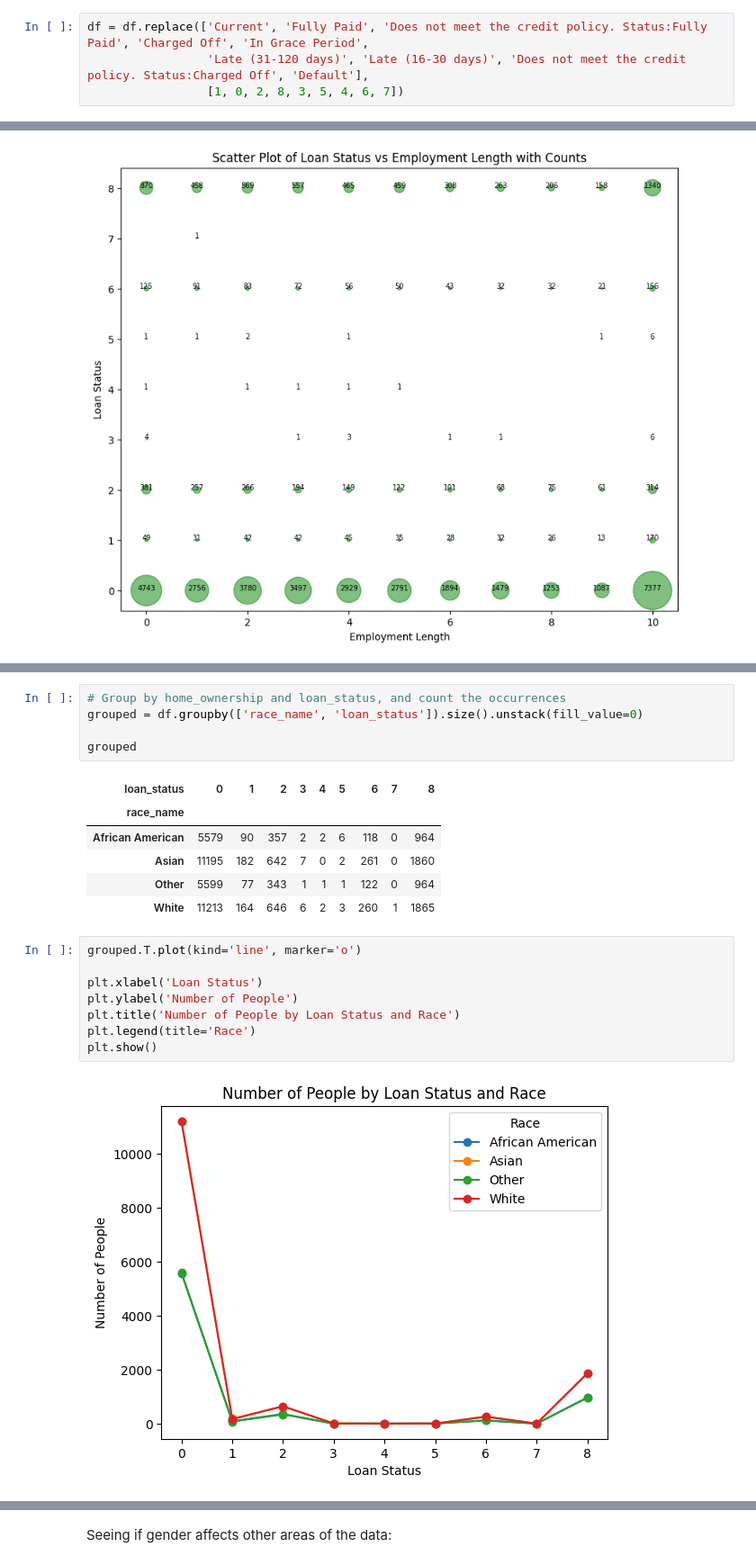
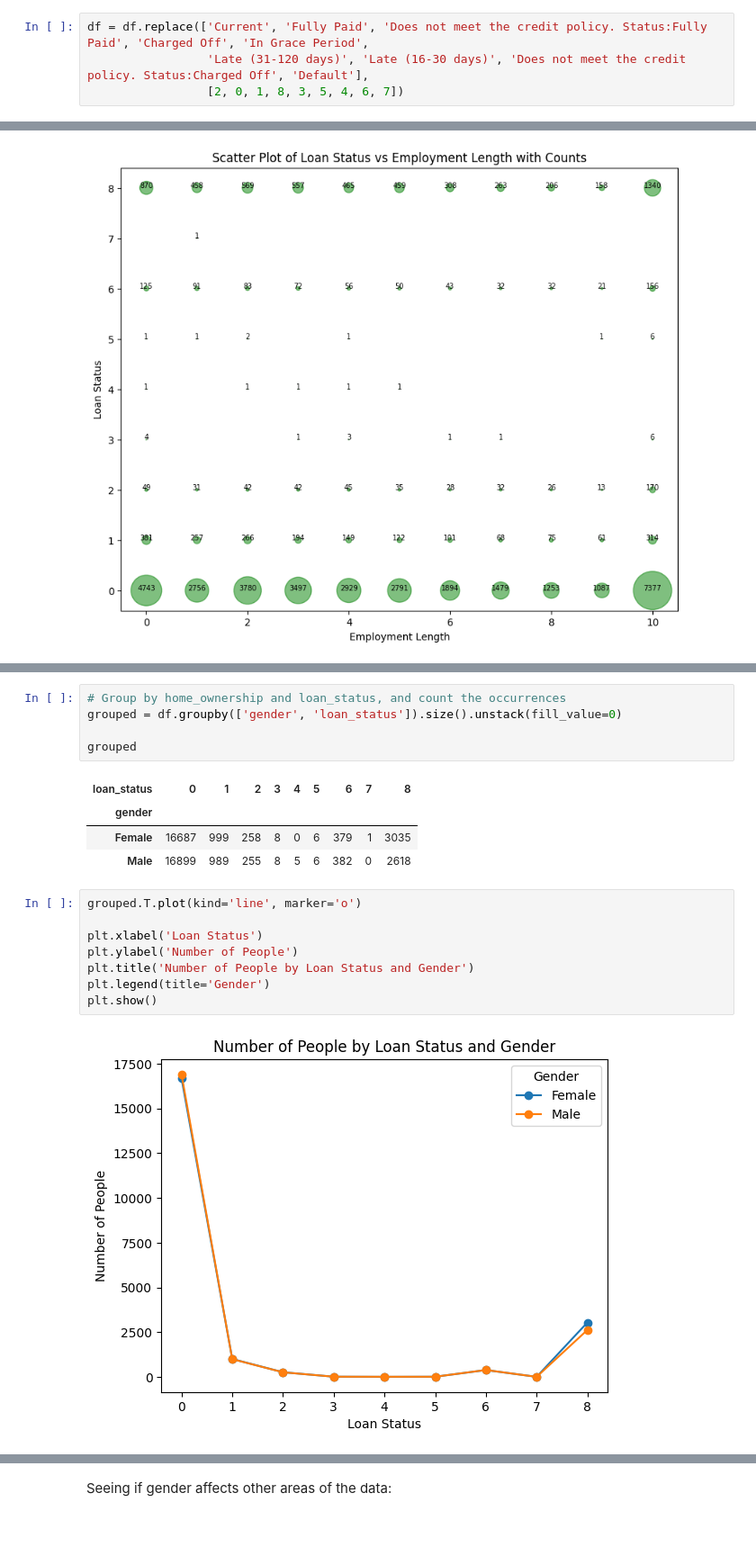
Before and after one commit to unnati026/JPMC-Case-Study, a Jupyter notebook: eda.ipynb, the cells around one changed output, grey strips where cells are left out. Shown: that part at 90% size. Drawn from its saved outputs; the diff is of its cells as text; blank space fills up the shorter version.

```diff
--- a/eda.ipynb
+++ b/eda.ipynb
@@ -111,7 +188,7 @@ df.head()
 # %%
 df = df.replace(['Current', 'Fully Paid', 'Does not meet the credit policy. Status:Fully Paid', 'Charged Off', 'In Grace Period',
                  'Late (31-120 days)', 'Late (16-30 days)', 'Does not meet the credit policy. Status:Charged Off', 'Default'],
-                 [1, 0, 2, 8, 3, 5, 4, 6, 7])
+                 [2, 0, 1, 8, 3, 5, 4, 6, 7])
 # %%
 # assuming that those who did not specify their working duration, have been working for less than a year
 df['emp_length'] = df['emp_length'].fillna(0)
@@ -221,23 +301,21 @@ plt.show()
 # %%
 # Group by home_ownership and loan_status, and count the occurrences
-grouped = df.groupby(['race_name', 'loan_status']).size().unstack(fill_value=0)
+grouped = df.groupby(['gender', 'loan_status']).size().unstack(fill_value=0)
 
 grouped
 # %% [output]
 | loan_status | 0 | 1 | 2 | 3 | 4 | 5 | 6 | 7 | 8 |
-| race_name |  |  |  |  |  |  |  |  |  |
-| African American | 5579 | 90 | 357 | 2 | 2 | 6 | 118 | 0 | 964 |
-| Asian | 11195 | 182 | 642 | 7 | 0 | 2 | 261 | 0 | 1860 |
-| Other | 5599 | 77 | 343 | 1 | 1 | 1 | 122 | 0 | 964 |
-| White | 11213 | 164 | 646 | 6 | 2 | 3 | 260 | 1 | 1865 |
+| gender |  |  |  |  |  |  |  |  |  |
+| Female | 16687 | 999 | 258 | 8 | 0 | 6 | 379 | 1 | 3035 |
+| Male | 16899 | 989 | 255 | 8 | 5 | 6 | 382 | 0 | 2618 |
 # %%
 grouped.T.plot(kind='line', marker='o')
 
 plt.xlabel('Loan Status')
 plt.ylabel('Number of People')
-plt.title('Number of People by Loan Status and Race')
-plt.legend(title='Race')
+plt.title('Number of People by Loan Status and Gender')
+plt.legend(title='Gender')
 plt.show()
 # %% [output]
-[figure, old version]
+[figure, new version]
 # %%
```
Also changed, not shown: parts of 19 cells of this notebook, 10 other files.
